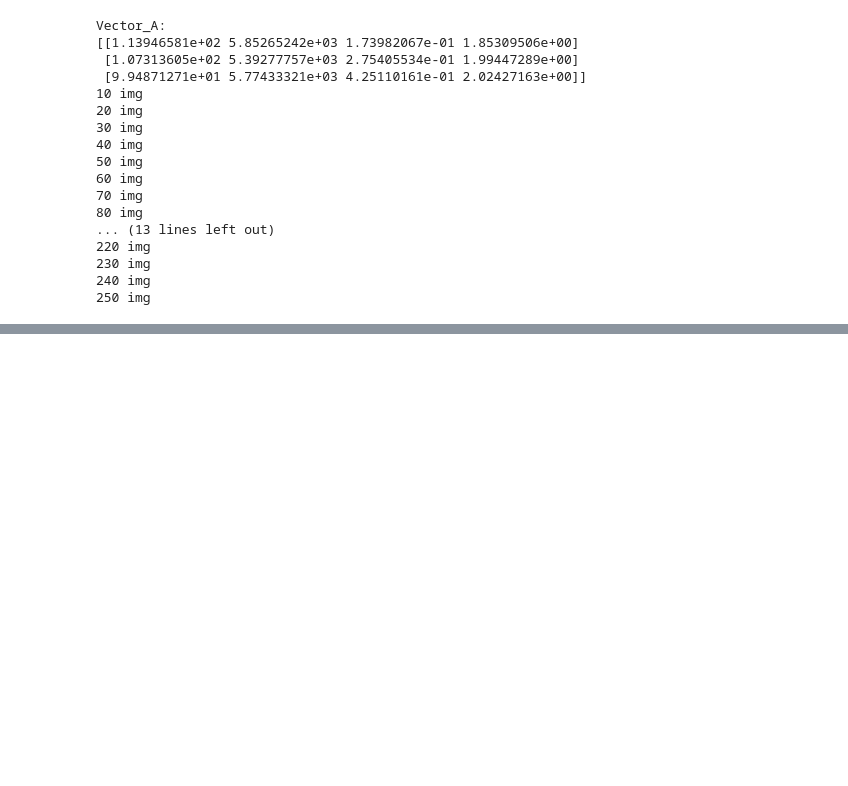
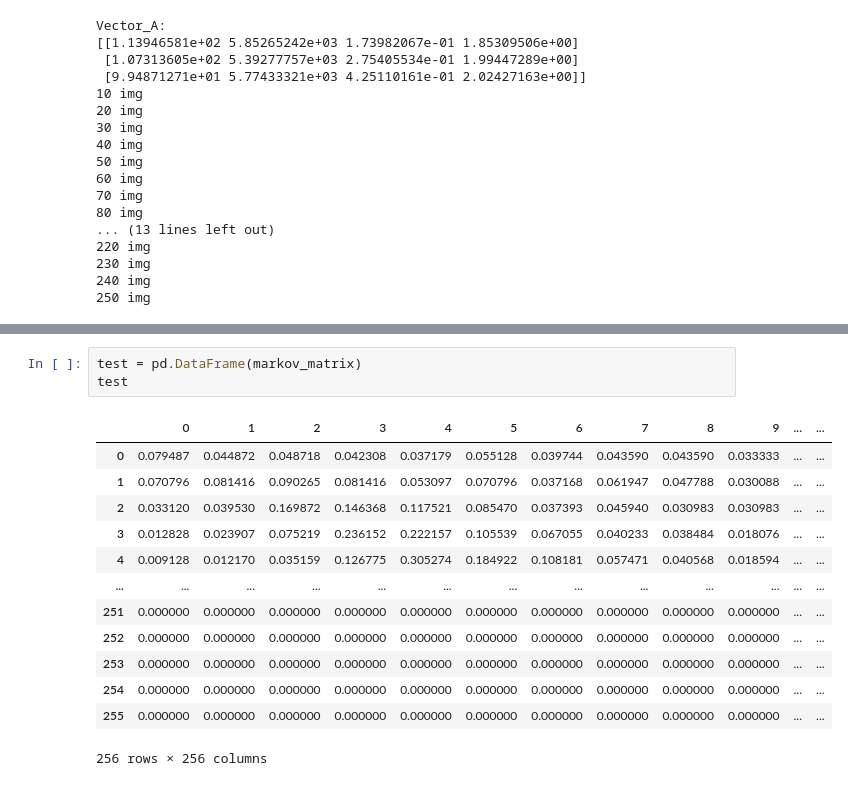
Before and after one commit to d-progonov/IPT-2020-FE91mp, a Jupyter notebook: laaaabbb2.ipynb, the cells around one changed output, grey strips where cells are left out. Drawn from its saved outputs; the diff is of its cells as text; blank space fills up the shorter version.

```diff
--- a/laaaabbb2.ipynb
+++ b/laaaabbb2.ipynb
@@ -362,0 +363,17 @@ plt.show()
+# %%
+test = pd.DataFrame(markov_matrix)
+test
+# %% [output]
+|  | 0 | 1 | 2 | 3 | 4 | 5 | 6 | 7 | 8 | 9 | ... | ... |
+| 0 | 0.079487 | 0.044872 | 0.048718 | 0.042308 | 0.037179 | 0.055128 | 0.039744 | 0.043590 | 0.043590 | 0.033333 | ... | ... |
+| 1 | 0.070796 | 0.081416 | 0.090265 | 0.081416 | 0.053097 | 0.070796 | 0.037168 | 0.061947 | 0.047788 | 0.030088 | ... | ... |
+| 2 | 0.033120 | 0.039530 | 0.169872 | 0.146368 | 0.117521 | 0.085470 | 0.037393 | 0.045940 | 0.030983 | 0.030983 | ... | ... |
+| 3 | 0.012828 | 0.023907 | 0.075219 | 0.236152 | 0.222157 | 0.105539 | 0.067055 | 0.040233 | 0.038484 | 0.018076 | ... | ... |
+| 4 | 0.009128 | 0.012170 | 0.035159 | 0.126775 | 0.305274 | 0.184922 | 0.108181 | 0.057471 | 0.040568 | 0.018594 | ... | ... |
+| ... | ... | ... | ... | ... | ... | ... | ... | ... | ... | ... | ... | ... |
+| 251 | 0.000000 | 0.000000 | 0.000000 | 0.000000 | 0.000000 | 0.000000 | 0.000000 | 0.000000 | 0.000000 | 0.000000 | ... | ... |
+| 252 | 0.000000 | 0.000000 | 0.000000 | 0.000000 | 0.000000 | 0.000000 | 0.000000 | 0.000000 | 0.000000 | 0.000000 | ... | ... |
+| 253 | 0.000000 | 0.000000 | 0.000000 | 0.000000 | 0.000000 | 0.000000 | 0.000000 | 0.000000 | 0.000000 | 0.000000 | ... | ... |
+| 254 | 0.000000 | 0.000000 | 0.000000 | 0.000000 | 0.000000 | 0.000000 | 0.000000 | 0.000000 | 0.000000 | 0.000000 | ... | ... |
+| 255 | 0.000000 | 0.000000 | 0.000000 | 0.000000 | 0.000000 | 0.000000 | 0.000000 | 0.000000 | 0.000000 | 0.000000 | ... | ... |
+256 rows × 256 columns
```
Also changed, not shown: parts of 8 cells of this notebook, 1 other file.
